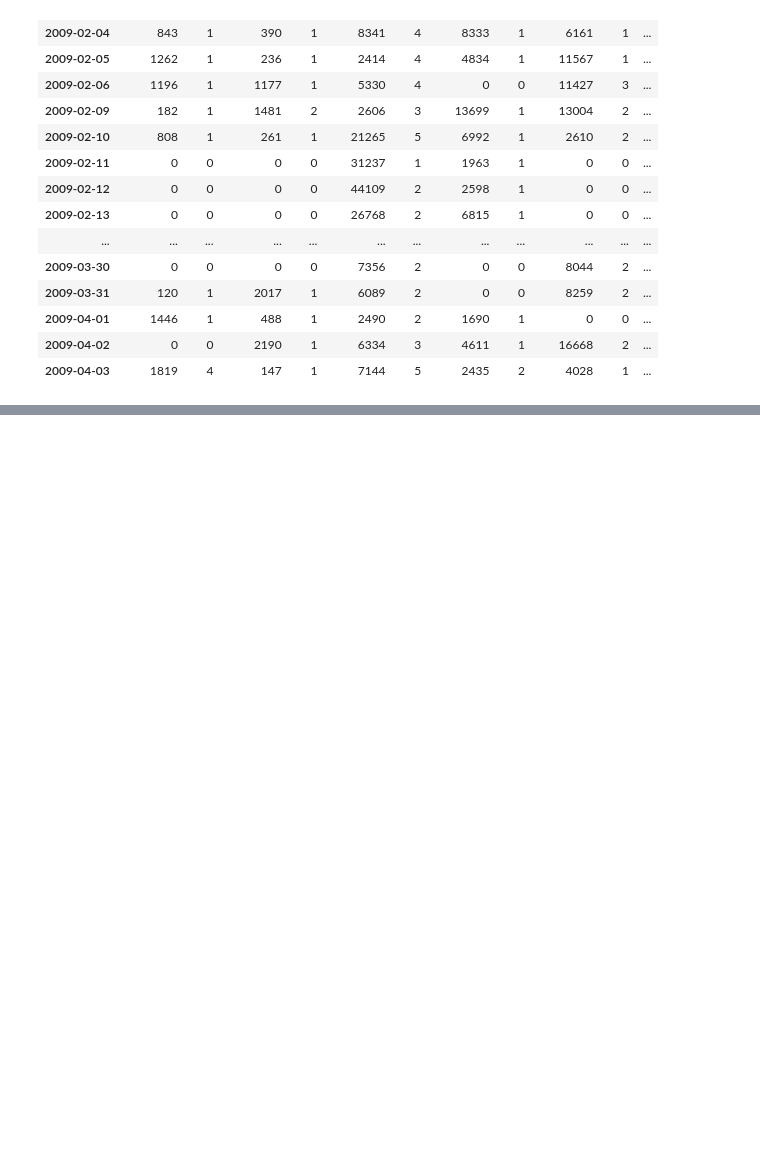
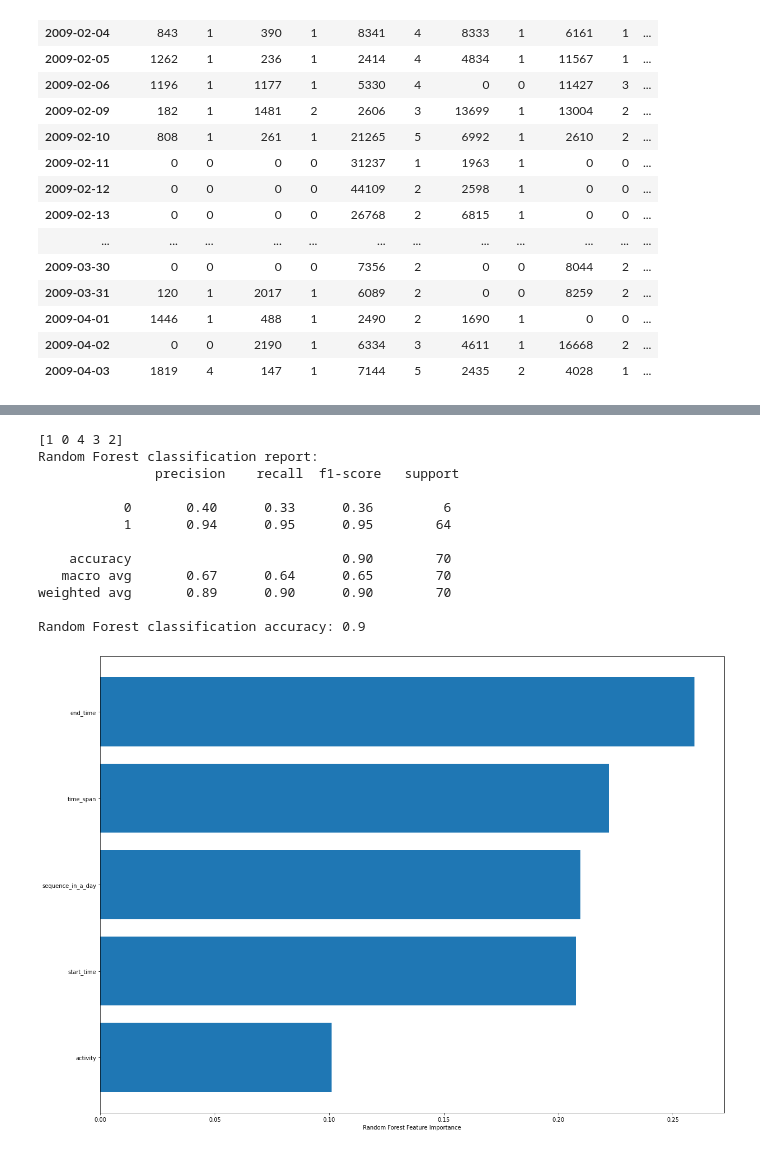
Before and after one commit to wendiganyu/IOTPhase2, a Jupyter notebook: ActivityStatisticsAndForecast.ipynb, the cells around one changed output, grey strips where cells are left out. Saved outputs shown, nothing was run; the diff lists cells and outputs as text; code cells hidden in the pictures; blank space fills up the shorter version.

```diff
--- a/ActivityStatisticsAndForecast.ipynb
+++ b/ActivityStatisticsAndForecast.ipynb
@@ -961,0 +982,18 @@ y_pred, _ = KMeans_Classifier(resampled_df_list[5].values, 2, valid_R1_activitie
+# %%
+# 将窗口里开始时间和结束时间转为0~1的值
+for index, row in df_activity_train.iterrows():
+    start_time = pd.to_datetime(df_activity_train.loc[index,"start_time"])
+    last_time = pd.to_datetime(df_activity_train.loc[index,"end_time"])
+
+    last_time = last_time.hour / 24  + last_time.minute / (60. * 24) + last_time.second / (3600. * 24)
+    start_time = start_time.hour / 24 + start_time.minute / (60. * 24)  + start_time.second / (3600. * 24)
+    df_activity_train.loc[index, "start_time"] = start_time
+    df_activity_train.loc[index, "end_time"] = last_time
+# %%
+from sklearn.preprocessing import LabelEncoder
+
+# 对activity进行labelEncoder
+activity_encoder = LabelEncoder()
+activity_encoder.fit(df_activity_train.activity.astype(str))
+
+df_activity_train.activity = activity_encoder.transform(df_activity_train.activity.astype(str))
@@ -961,0 +1016,5 @@ y_pred, _ = KMeans_Classifier(resampled_df_list[5].values, 2, valid_R1_activitie
+# %%
+data = df_activity_train[["start_time", "activity", "end_time","time_span","sequence_in_a_day"]].values
+labels = df_activity_train["label"].values
+print(data)
+print(labels)
@@ -961,0 +1039,5 @@ y_pred, _ = KMeans_Classifier(resampled_df_list[5].values, 2, valid_R1_activitie
+# %%
+from sklearn.model_selection import train_test_split
+
+X_train, X_test, y_train, y_test = train_test_split(
+    data, labels, test_size=0.2, random_state=42)
@@ -961,0 +1194,19 @@ y_pred, _ = KMeans_Classifier(resampled_df_list[5].values, 2, valid_R1_activitie
+# %%
+# Train with training set and predict on test set.
+#
+feature_names = ["start_time", "activity", "end_time","time_span","sequence_in_a_day"]
+score, _ = RF_Classifier(X_train, X_test, y_train, y_test, feature_names=np.array(feature_names), n_estimators=100)
+# %% [output]
+[1 0 4 3 2]
+Random Forest classification report:
+               precision    recall  f1-score   support
+
+           0       0.40      0.33      0.36         6
+           1       0.94      0.95      0.95        64
+
+    accuracy                           0.90        70
+   macro avg       0.67      0.64      0.65        70
+weighted avg       0.89      0.90      0.90        70
+
+Random Forest classification accuracy: 0.9
+[figure, added]
```
Also changed, not shown: parts of 10 cells of this notebook, 21 other files.
